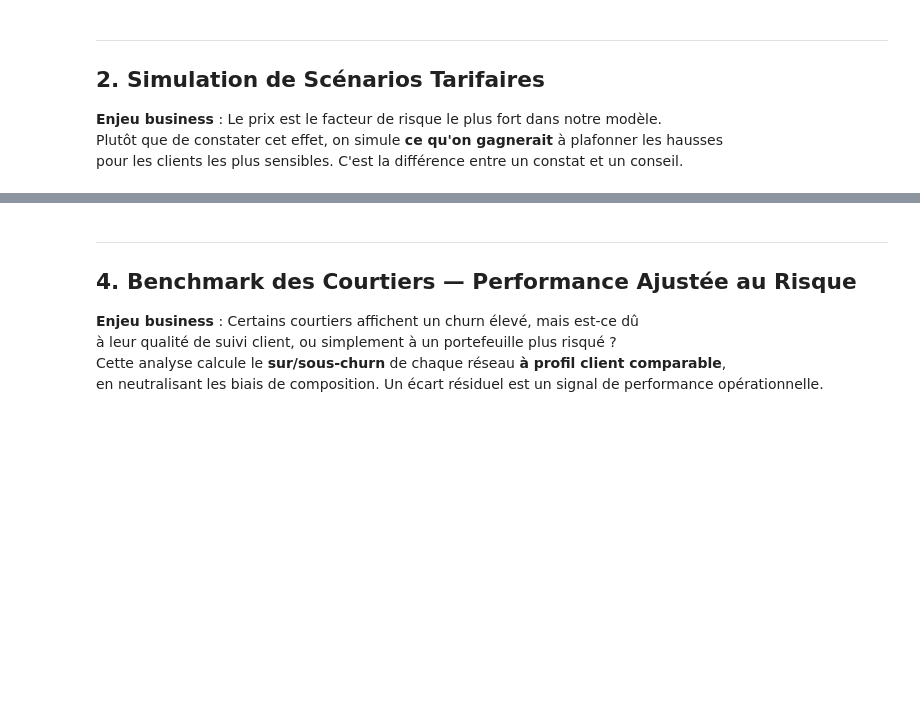
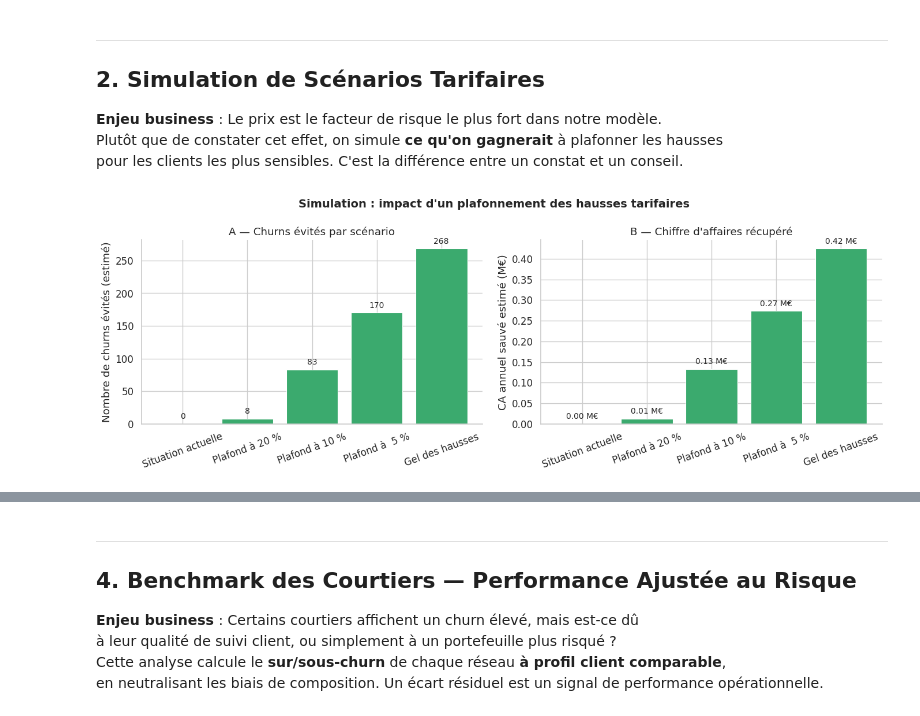
Before and after one commit to kellybourbon2/Alptis-churn-prediction, a Jupyter notebook: notebooks/Business_Analysis.ipynb, the cells around one changed output, grey strips where cells are left out. Saved outputs shown, nothing was run; the diff lists cells and outputs as text; code cells hidden in the pictures; blank space fills up the shorter version.

```diff
--- a/notebooks/Business_Analysis.ipynb
+++ b/notebooks/Business_Analysis.ipynb
@@ -149,7 +278,7 @@ pour les clients les plus sensibles. C'est la différence entre un constat et un
 # %%
 # ── Paramètre : coefficient LR du taux de hausse N+1/N ───────────────────
 # Issu du modèle de régression logistique entraîné
-COEF_HAUSSE   = 0.113   # beta_hat du taux de croissance N+1/N
+COEF_HAUSSE     = 0.113   # beta_hat du taux de croissance N+1/N
 TAUX_CHURN_BASE = df['target_resiliation_6mois'].mean()
 
 df_sim = df.dropna(subset=['taux_hausse', 'client_cotisations_annualisees_n']).copy()
@@ -165,60 +294,94 @@ scenarios = {
 results = []
 for nom, cap in scenarios.items():
     if cap is None:
-        concernes        = pd.DataFrame()
-        churns_evites    = 0
-        ca_sauve         = 0
-        nb_concernes     = 0
+        concernes              = pd.DataFrame()
+        churns_evites          = 0
+        ca_sauve               = 0
+        nb_concernes           = 0
+        cout_total_plafond     = 0
+        cout_moyen_par_client  = 0
+        ca_moyen_par_churn     = 0
+
     else:
-        concernes     = df_sim[df_sim['taux_hausse'] > cap]
-        nb_concernes  = len(concernes)
+        concernes    = df_sim[df_sim['taux_hausse'] > cap]
+        nb_concernes = len(concernes)
+
         if nb_concernes == 0:
-            churns_evites, ca_sauve = 0, 0
+            churns_evites          = 0
+            ca_sauve               = 0
+            cout_total_plafond     = 0
+            cout_moyen_par_client  = 0
+            ca_moyen_par_churn     = 0
+
         else:
-            delta_log_odds   = COEF_HAUSSE * (cap - concernes['taux_hausse'])
-            reduction_churn  = TAUX_CHURN_BASE * (1 - np.exp(delta_log_odds.mean()))
-            churns_evites    = int(nb_concernes * abs(reduction_churn))
-            ca_sauve         = churns_evites * concernes['client_cotisations_annualisees_n'].mean()
+            # Effet estimé sur le churn
+            delta_log_odds  = COEF_HAUSSE * (cap - concernes['taux_hausse'])
+            reduction_churn = TAUX_CHURN_BASE * (1 - np.exp(delta_log_odds.mean()))
+            churns_evites   = int(nb_concernes * abs(reduction_churn))
+
+            # CA sauvé brut
+            ca_sauve = churns_evites * concernes['client_cotisations_annualisees_n'].mean()
+
+            # Coût direct du plafonnement :
+            # perte de revenu liée à la réduction de la hausse
+            cout_total_plafond = (
+                concernes['client_cotisations_annualisees_n']
+                * (concernes['taux_hausse'] - cap)
+            ).sum()
+
+            # Coût moyen par client concerné
+            cout_moyen_par_client = cout_total_plafond / nb_concernes
+
+            # CA sauvé moyen par churn évité
+            ca_moyen_par_churn = ca_sauve / churns_evites if churns_evites > 0 else 0
 
     results.append({
-        'Scénario'          : nom,
-        'Clients concernés' : nb_concernes,
-        'Churns évités'     : churns_evites,
-        'CA sauvé (€)'      : ca_sauve,
+        'Scénario'                         : nom,
+        'Clients concernés'               : nb_concernes,
+        'Churns évités'                   : churns_evites,
+        'CA sauvé (€)'                    : ca_sauve,
+        'Coût total plafonnement (€)'     : cout_total_plafond,
+        'Coût moyen / client concerné (€)': cout_moyen_par_client,
+        'CA moyen / churn évité (€)'      : ca_moyen_par_churn,
     })
 
 df_scen = pd.DataFrame(results)
 
 # ── Visualisation ─────────────────────────────────────────────────────────
 fig, axes = plt.subplots(1, 2, figsize=(14, 5))
 fig.suptitle('Simulation : impact d\'un plafonnement des hausses tarifaires',
              fontsize=14, fontweight='bold')
 
 colors_scen = [COLOR_SAFE if i > 0 else '#AAAAAA' for i in range(len(df_scen))]
 
 # Panel A — Churns évités
 bars = axes[0].bar(df_scen['Scénario'], df_scen['Churns évités'],
                    color=colors_scen, edgecolor='white', linewidth=0.8)
-axes[0].bar_label(bars, fmt='%d', padding=4, fontsize=10,
-                  labels=[f'{int(v):,}' for v in df_scen['Churns évités']])
+axes[0].bar_label(
+    bars, fmt='%d', padding=4, fontsize=10,
+    labels=[f'{int(v):,}' for v in df_scen['Churns évités']]
+)
 axes[0].set_ylabel('Nombre de churns évités (estimé)')
 axes[0].set_title('A — Churns évités par scénario')
 axes[0].tick_params(axis='x', rotation=20)
 
 # Panel B — CA sauvé
 bars2 = axes[1].bar(df_scen['Scénario'], df_scen['CA sauvé (€)'] / 1e6,
                     color=colors_scen, edgecolor='white', linewidth=0.8)
-axes[1].bar_label(bars2, padding=4, fontsize=10,
-                  labels=[f'{v/1e6:.2f} M€' for v in df_scen['CA sauvé (€)']])
+axes[1].bar_label(
+    bars2, padding=4, fontsize=10,
+    labels=[f'{v/1e6:.2f} M€' for v in df_scen['CA sauvé (€)']]
+)
 axes[1].set_ylabel('CA annuel sauvé estimé (M€)')
 axes[1].set_title('B — Chiffre d\'affaires récupéré')
 axes[1].tick_params(axis='x', rotation=20)
 
 for ax in axes:
     ax.spines[['top', 'right']].set_visible(False)
 
 plt.tight_layout()
-plt.savefig('outputs/scenarios_tarifaires.png', dpi=150, bbox_inches='tight')
 plt.show()
 
-print(df_scen.to_string(index=False))
+print(df_scen.round(2).to_string(index=False))
+# %% [output]
+[figure, added]
```
Also changed, not shown: parts of 12 cells of this notebook.
